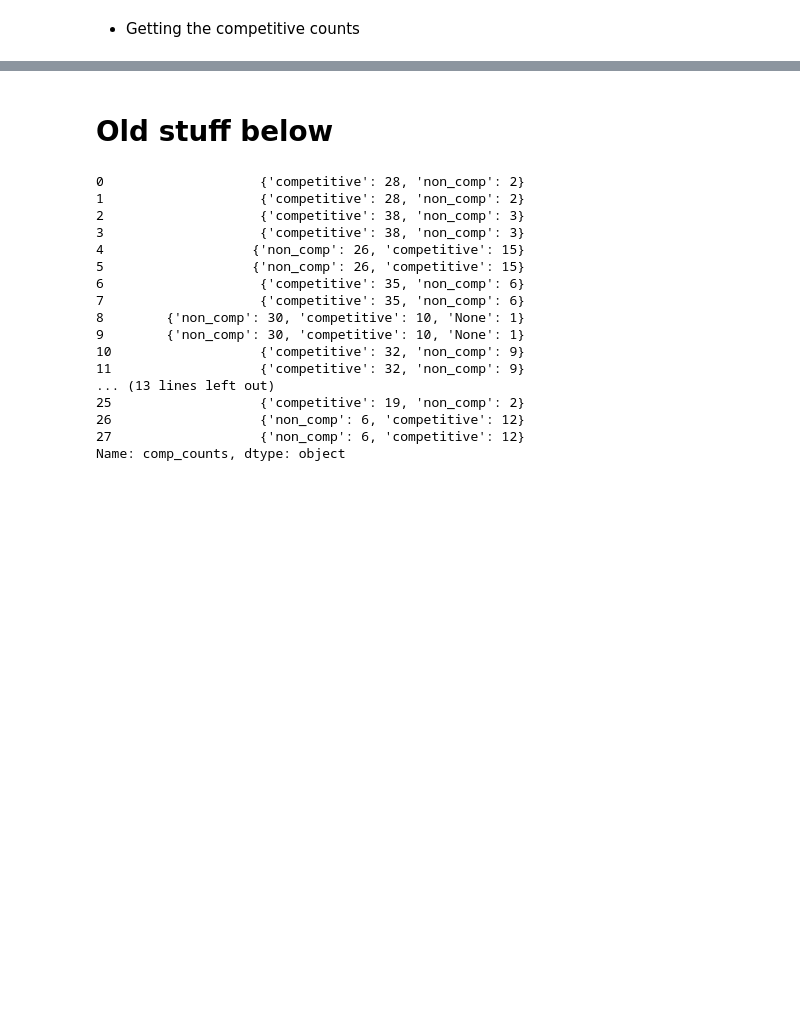
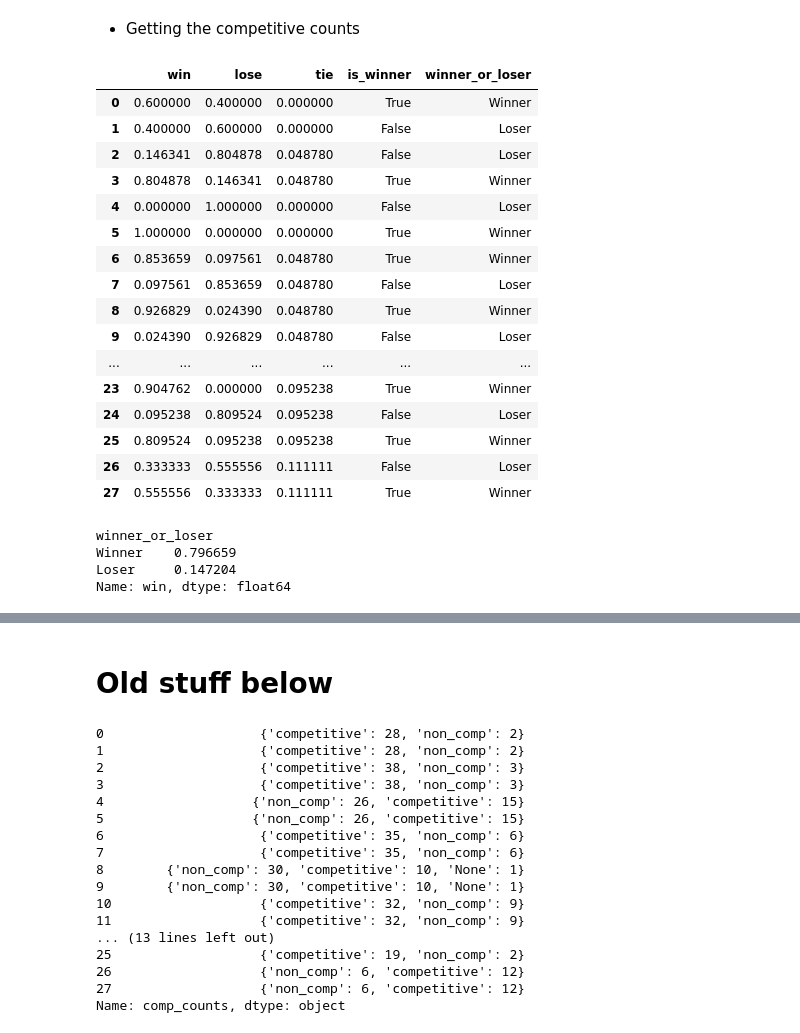
Before and after one commit to padillacoreanolab/reward_comp_ext, a Jupyter notebook: results/2024_09_02_behavioral_reward_comp/01_competitive_trials_analysis.ipynb, the cells around one changed output, grey strips where cells are left out. Drawn from its saved outputs; the diff is of its cells as text; code cells hidden in the pictures; blank space fills up the shorter version.

```diff
--- a/results/2024_09_02_behavioral_reward_comp/01_competitive_trials_analysis.ipynb
+++ b/results/2024_09_02_behavioral_reward_comp/01_competitive_trials_analysis.ipynb
@@ -983,0 +990,27 @@ proportions_grouped_exploded_columns = proportions_grouped_exploded_columns.div(
+# %%
+proportions_grouped_exploded_columns
+# %% [output]
+|  | win | lose | tie | is_winner | winner_or_loser |
+| 0 | 0.600000 | 0.400000 | 0.000000 | True | Winner |
+| 1 | 0.400000 | 0.600000 | 0.000000 | False | Loser |
+| 2 | 0.146341 | 0.804878 | 0.048780 | False | Loser |
+| 3 | 0.804878 | 0.146341 | 0.048780 | True | Winner |
+| 4 | 0.000000 | 1.000000 | 0.000000 | False | Loser |
+| 5 | 1.000000 | 0.000000 | 0.000000 | True | Winner |
+| 6 | 0.853659 | 0.097561 | 0.048780 | True | Winner |
+| 7 | 0.097561 | 0.853659 | 0.048780 | False | Loser |
+| 8 | 0.926829 | 0.024390 | 0.048780 | True | Winner |
+| 9 | 0.024390 | 0.926829 | 0.048780 | False | Loser |
+| ... | ... | ... | ... | ... | ... |
+| 23 | 0.904762 | 0.000000 | 0.095238 | True | Winner |
+| 24 | 0.095238 | 0.809524 | 0.095238 | False | Loser |
+| 25 | 0.809524 | 0.095238 | 0.095238 | True | Winner |
+| 26 | 0.333333 | 0.555556 | 0.111111 | False | Loser |
+| 27 | 0.555556 | 0.333333 | 0.111111 | True | Winner |
+# %%
+group_means.sort_index(ascending=False)
+# %% [output]
+winner_or_loser
+Winner    0.796659
+Loser     0.147204
+Name: win, dtype: float64
```
Also changed, not shown: parts of 15 cells of this notebook.
